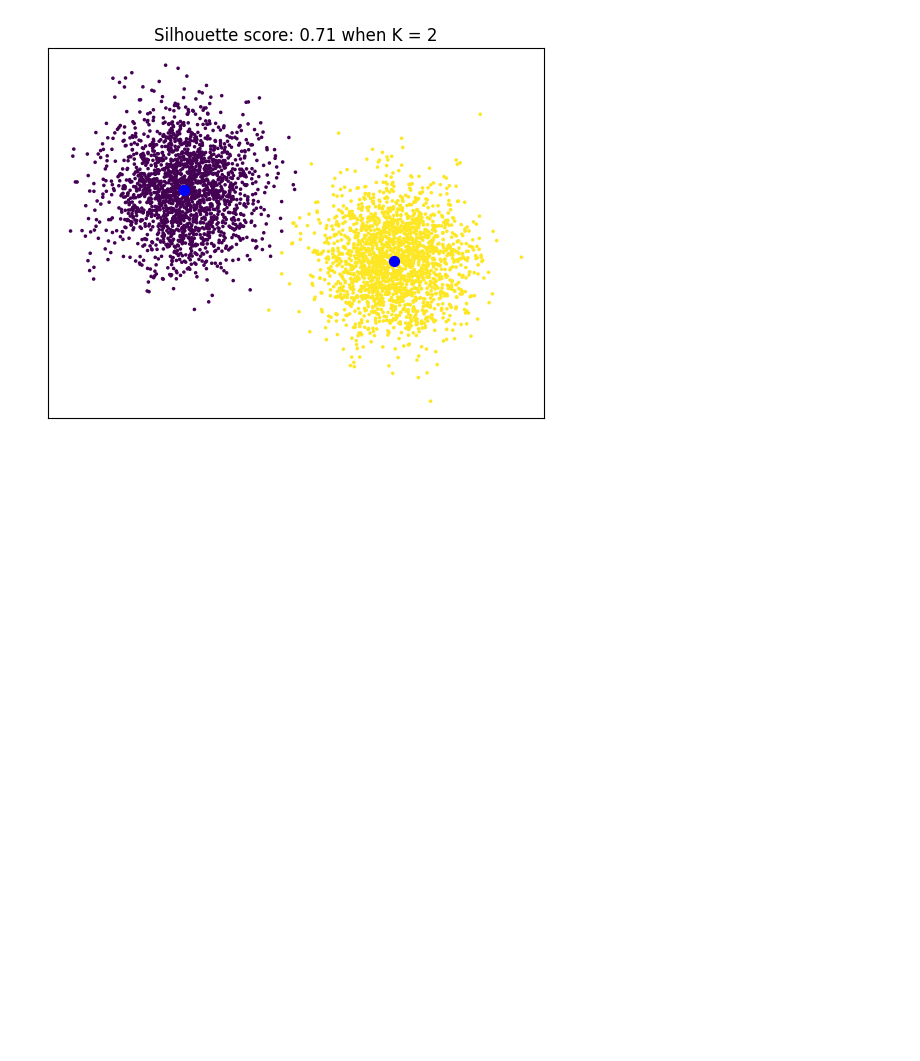
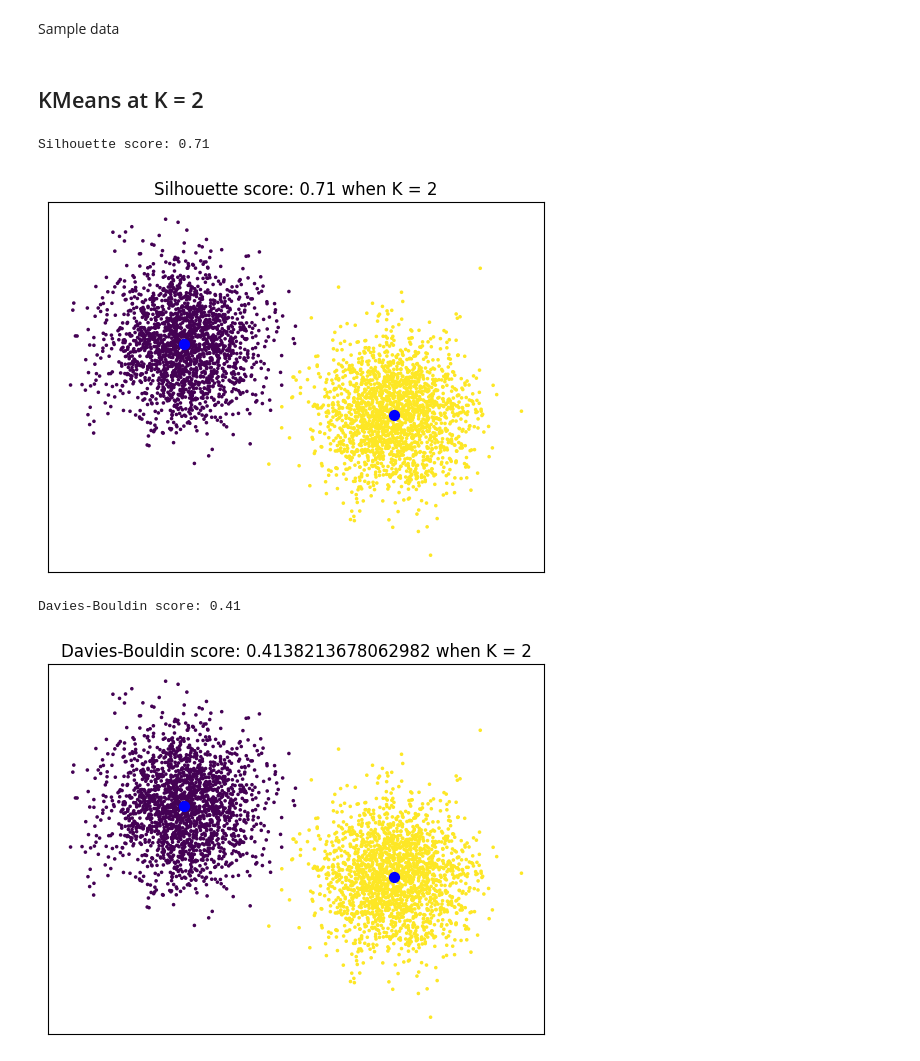
Before and after one commit to robitussin/CCADMACL, a Jupyter notebook: 9 - Clustering Metrics/python implementation/Clustering Metrics.ipynb, the cells around one changed output. Saved outputs shown, nothing was run; the diff lists cells and outputs as text; code cells hidden in the pictures; blank space fills up the shorter version.

```diff
--- a/9 - Clustering Metrics/python implementation/Clustering Metrics.ipynb
+++ b/9 - Clustering Metrics/python implementation/Clustering Metrics.ipynb
@@ -26,0 +9,2 @@ Silhouette score: 0.71
+# %% [markdown]
+Sample data
@@ -26,0 +19,2 @@ Silhouette score: 0.71
+# %% [markdown]
+## KMeans at K = 2
@@ -27,4 +27,8 @@ Silhouette score: 0.71
 # %%
+score = round(silhouette_score(X, labels), 2)
+
+print(f"Silhouette score: {round(score, 2)}")
+
 # Plot clusters
 plt.figure(1)
 plt.scatter(X[:, 0], X[:, 1],  marker=".", c=labels , s=10)
@@ -34,4 +38,20 @@ plt.xticks([])
 plt.yticks([])
 plt.show()
 # %% [output]
+Silhouette score: 0.71
 [figure]
+# %%
+score = davies_bouldin_score(X, labels)
+print(f"Davies-Bouldin score: {round(score, 2)}")
+
+# Plot clusters
+plt.figure(1)
+plt.scatter(X[:, 0], X[:, 1],  marker=".", c=labels , s=10)
+plt.scatter(centers_init[:, 0], centers_init[:, 1], c="b", s=50)
+plt.title(f"Davies-Bouldin score: {score} when K = 2")
+plt.xticks([])
+plt.yticks([])
+plt.show()
+# %% [output]
+Davies-Bouldin score: 0.41
+[figure, added]
```
Also changed, not shown: parts of 10 cells of this notebook.
